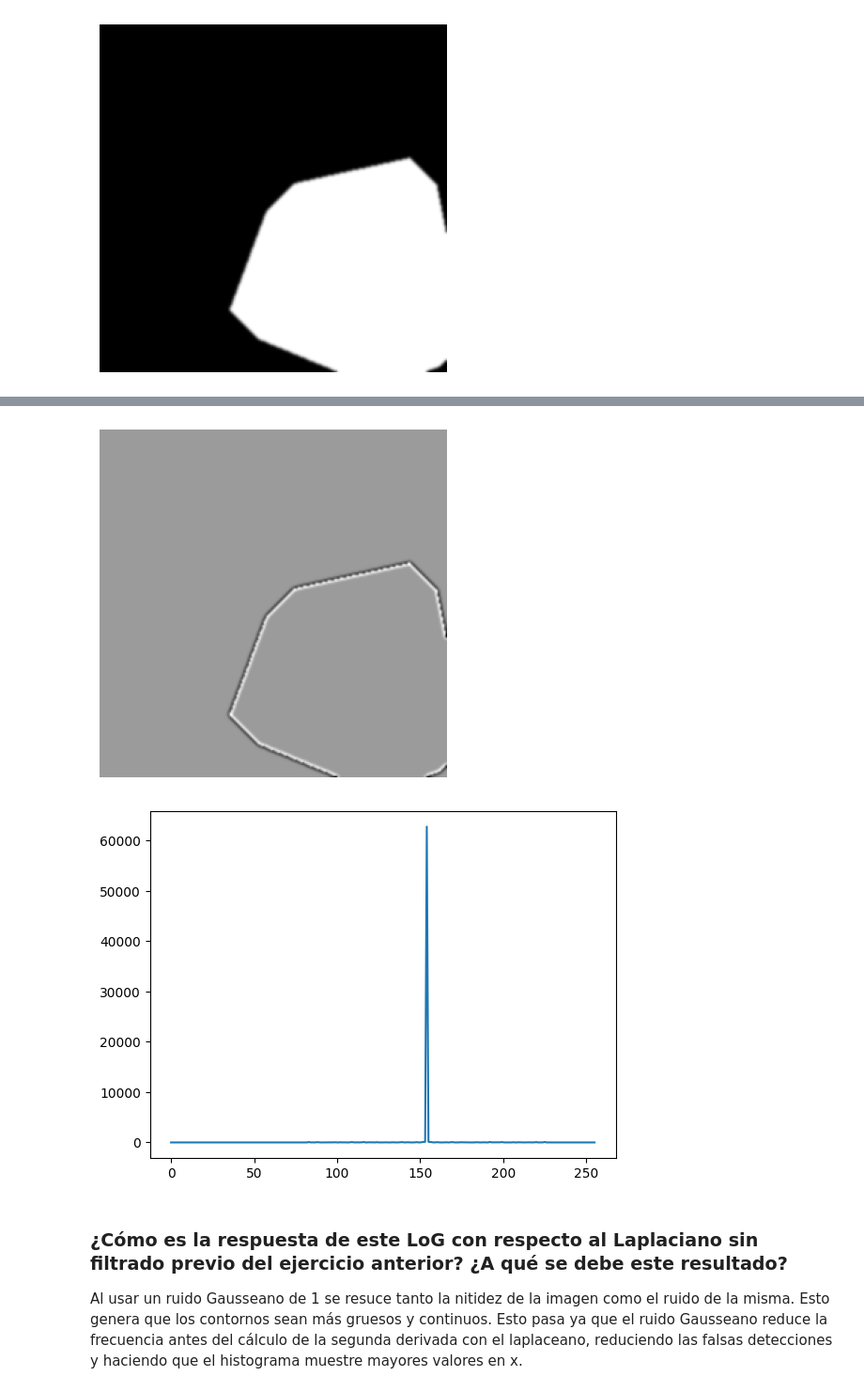
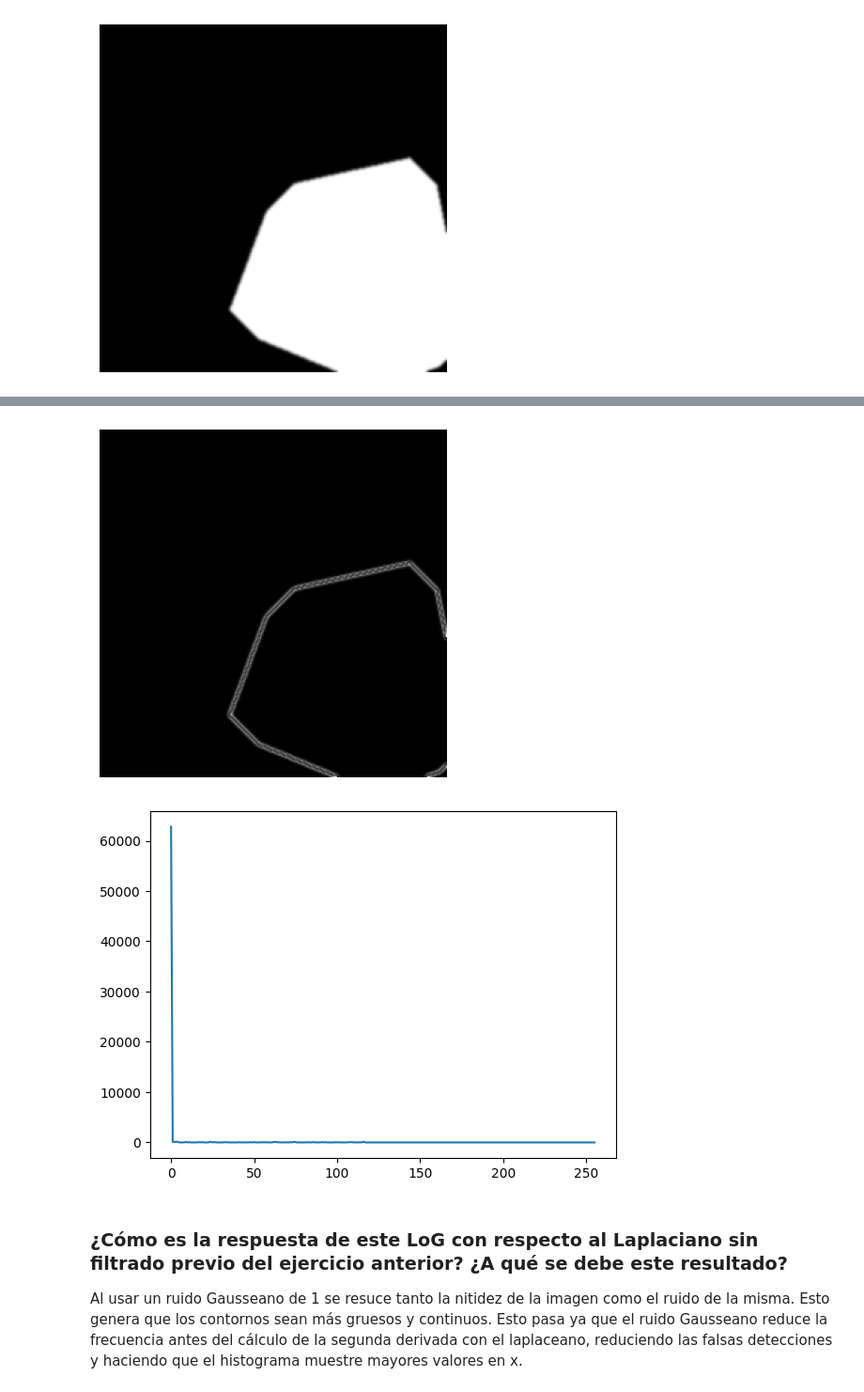
Before and after one commit to Imagenes-Vision/Taller4, a Jupyter notebook: laplaciano.ipynb, the cells around one changed output, grey strips where cells are left out. Shown at 94% size. Saved outputs shown, nothing was run; the diff lists cells and outputs as text; code cells hidden in the pictures.

```diff
--- a/laplaciano.ipynb
+++ b/laplaciano.ipynb
@@ -100,6 +102,7 @@ plt.axis('off')
 [figure]
 # %%
 img_l = laplace(img_s, ksize=3)
+img_l = np.absolute(img_l)
 plt.imshow(img_l,cmap='gray')
 plt.axis('off')
 plt.show()
@@ -111,15 +114,15 @@ plt.show()
 [figure]
 # %%
-rescaled_img = exposure.rescale_intensity(img_l, in_range=(img_l.min(), img_l.max()), out_range=(0, 255))
+rescaled_img = exposure.rescale_intensity(img_l, in_range=(np.min(img_l), np.max(img_l)), out_range=(0, 255))
 plt.imshow(rescaled_img, cmap='gray')
 plt.axis('off')
 plt.show()
 hist=cv2.calcHist([rescaled_img.astype(np.uint8)],[0],None,[256],[0,256])
 plt.plot(hist)
 plt.show()
 # %% [output]
-[figure, old version]
+[figure, new version]
-[figure, old version]
+[figure, new version]
 # %% [markdown]
 ### ¿Cómo es la respuesta de este LoG con respecto al Laplaciano sin filtrado previo del ejercicio anterior? ¿A qué se debe este resultado?
 Al usar un ruido Gausseano de 1 se resuce tanto la nitidez de la imagen como el ruido de la misma. Esto genera que los contornos sean más gruesos y continuos. Esto pasa ya que el ruido Gausseano reduce la frecuencia antes del cálculo de la segunda derivada con el laplaceano, reduciendo las falsas detecciones y haciendo que el histograma muestre mayores valores en x.
```
Also changed, not shown: parts of 16 cells of this notebook, 3 other files.
